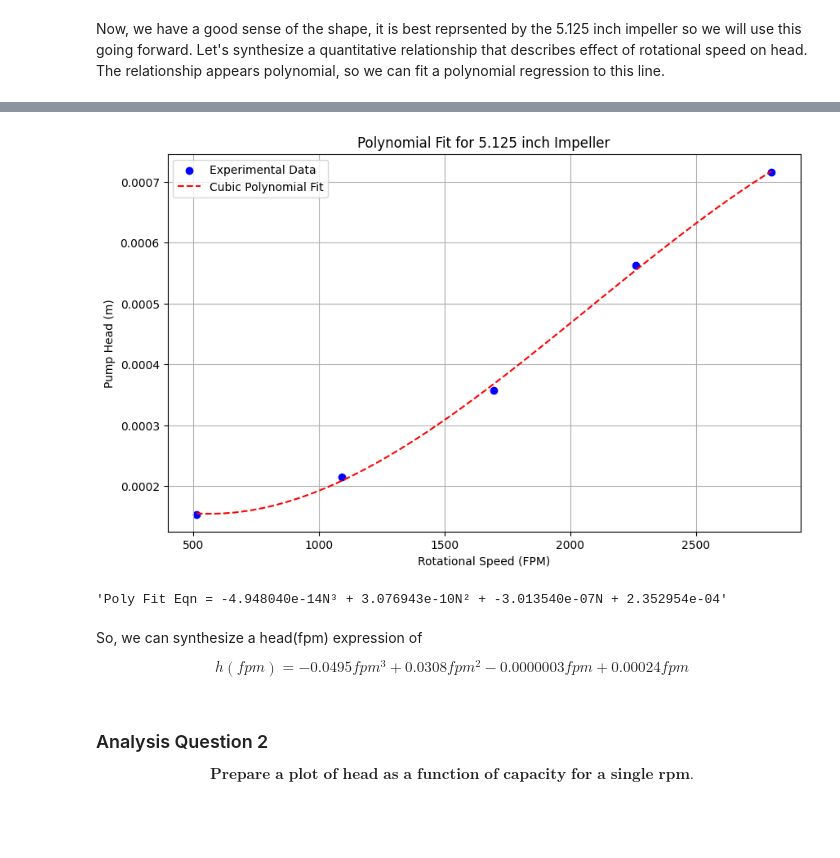
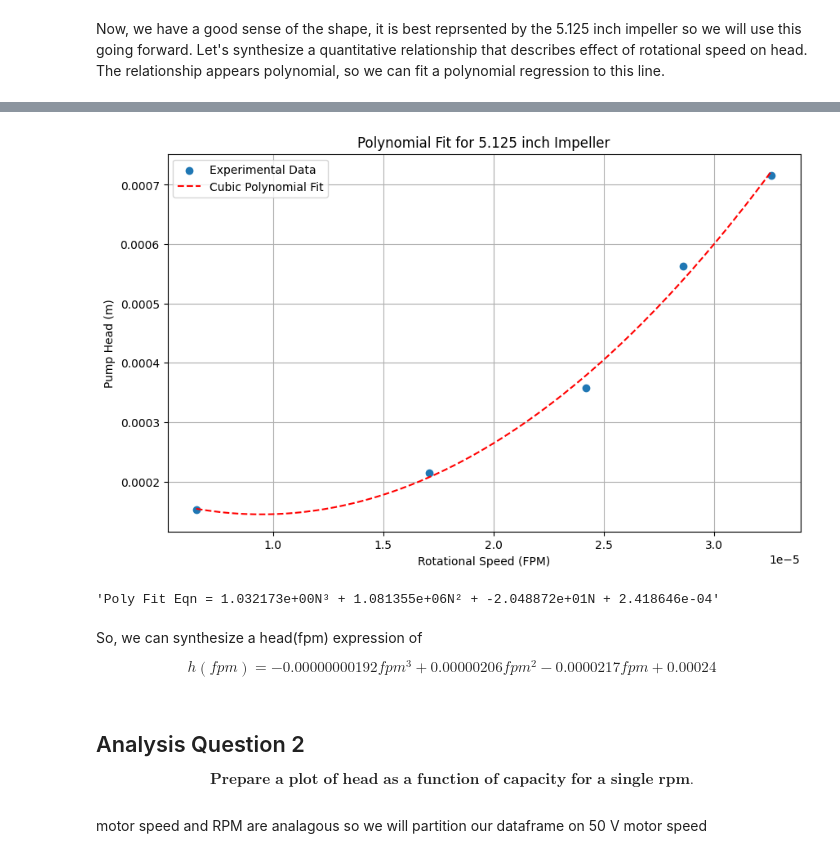
Before and after one commit to rahilisashaik/cbe154, a Jupyter notebook: centrifugal-pump/exp-data-analysis.ipynb, the cells around one changed output, grey strips where cells are left out. Saved outputs shown, nothing was run; the diff lists cells and outputs as text; code cells hidden in the pictures; blank space fills up the shorter version.

```diff
--- a/centrifugal-pump/exp-data-analysis.ipynb
+++ b/centrifugal-pump/exp-data-analysis.ipynb
@@ -36 +42,3 @@ df
+# %%
+df["volumetric_flowrate"] = df["flowrate"] * 6.309 * 10 ** -5 * (1 / 60) # m^3/s
 # %% [markdown]
@@ -92,7 +100,7 @@ plt.legend()
 # %% [markdown]
 Now, we have a good sense of the shape, it is best reprsented by the 5.125 inch impeller so we will use this going forward. Let's synthesize a quantitative relationship that describes effect of rotational speed on head. The relationship appears polynomial, so we can fit a polynomial regression to this line.
 # %%
-X = df_big[["ext_fpm"]].values
+X = df_big[["volumetric_flowrate"]].values
 y = df_big["pump_head"].values
 # %%
 X_quad = np.hstack((X, X**2))
@@ -114,27 +124,29 @@ y_fit_cubic = cubic(X_fit.flatten(), *popt_cubic)
 # %%
 plt.figure(figsize=(10,6))
-plt.scatter(X, y, label="Experimental Data", color="blue")
+plt.scatter(X, y, label="Experimental Data")
 plt.plot(X_fit, y_fit_cubic, label="Cubic Polynomial Fit", color="red", linestyle="--")
 plt.xlabel("Rotational Speed (FPM)")
 plt.ylabel("Pump Head (m)")
 plt.title(f"Polynomial Fit for {5.125} inch Impeller")
 plt.legend()
 plt.grid(True)
 plt.show()
 
 cubic_eq = f"Poly Fit Eqn = {popt_cubic[0]:.6e}N³ + {popt_cubic[1]:.6e}N² + {popt_cubic[2]:.6e}N + {popt_cubic[3]:.6e}"
 
 cubic_eq
 # %% [output]
-[figure, old version]
+[figure, new version]
-'Poly Fit Eqn = -4.948040e-14N³ + 3.076943e-10N² + -3.013540e-07N + 2.352954e-04'
+'Poly Fit Eqn = 1.032173e+00N³ + 1.081355e+06N² + -2.048872e+01N + 2.418646e-04'
 # %% [markdown]
 So, we can synthesize a head(fpm) expression of
 
 $$
-h(fpm) = -0.0495 fpm^{3} + 0.0308 fpm^{2} -0.0000003 fpm + 0.00024 fpm
+h(fpm) = -0.00000000192 fpm^{3} + 0.00000206 fpm^{2} -0.0000217 fpm + 0.00024
 $$
 # %% [markdown]
-### Analysis Question 2
+## Analysis Question 2
 
 $$ \textbf{Prepare a plot of head as a function of capacity for a single rpm.} $$
+# %% [markdown]
+motor speed and RPM are analagous so we will partition our dataframe on 50 V motor speed
```
Also changed, not shown: parts of 27 cells of this notebook.
